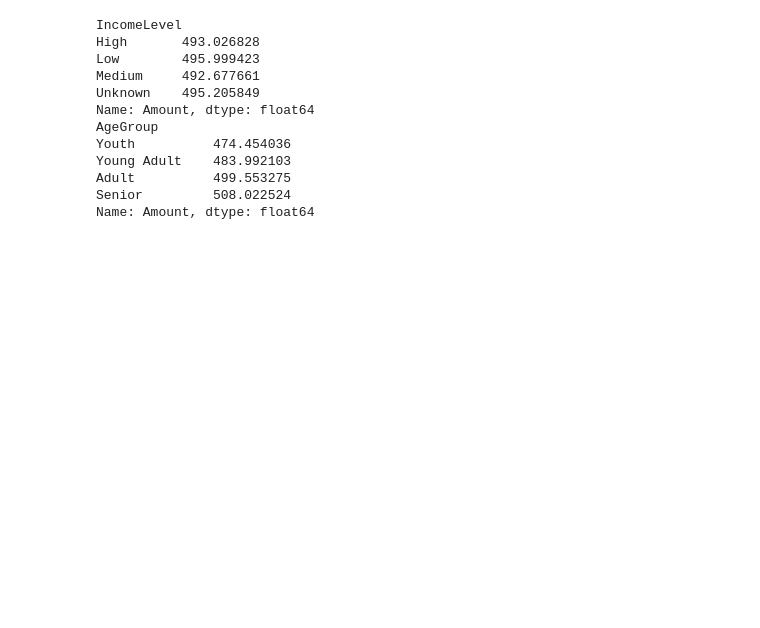
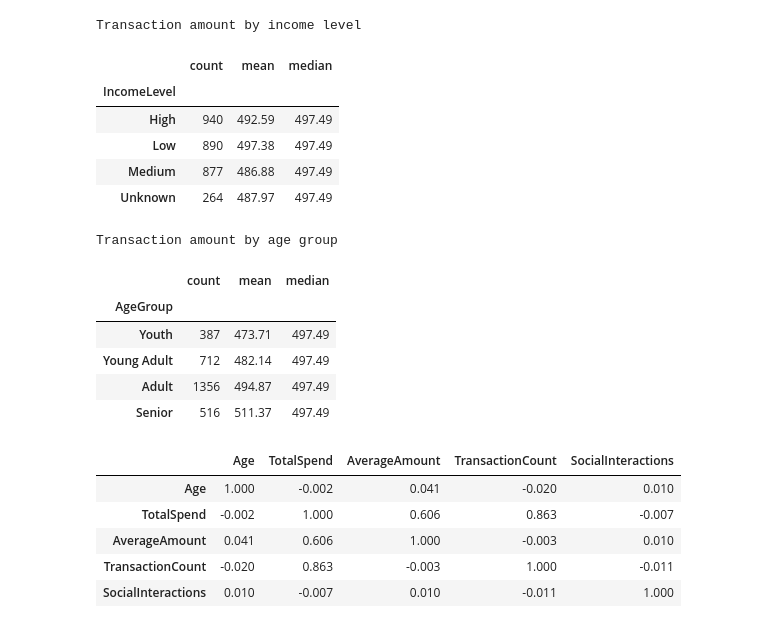
Before and after one commit to nix-cy/Milestone2, a Jupyter notebook: Task2_Preprocessing_FinMark.ipynb, the cells around one changed output. Cells and saved outputs as stored; diff of their text form; code cells hidden in the pictures; blank space fills up the shorter version.

```diff
--- a/Task2_Preprocessing_FinMark.ipynb
+++ b/Task2_Preprocessing_FinMark.ipynb
@@ -77,23 +196,59 @@ Index: []
 # %%
-# Merge demographics + transactions
-merged = pd.merge(transactions, segments, on="CustomerID", how="inner")
+transaction_demographics = transactions.merge(
+    segments[["CustomerID", "Age", "IncomeLevel"]],
+    on="CustomerID",
+    how="inner",
+)
+transaction_demographics["AgeGroup"] = pd.cut(
+    transaction_demographics["Age"],
+    bins=[17, 25, 40, 60, 100],
+    labels=["Youth", "Young Adult", "Adult", "Senior"],
+)
 
-# Spending by income level
-print(merged.groupby("IncomeLevel")['Amount'].mean())
+print("Transaction amount by income level")
+display(transaction_demographics.groupby("IncomeLevel")["Amount"].agg(["count", "mean", "median"]).round(2))
+print("Transaction amount by age group")
+display(transaction_demographics.groupby("AgeGroup", observed=False)["Amount"].agg(["count", "mean", "median"]).round(2))
 
-# Spending by age group
-merged['AgeGroup'] = pd.cut(merged['Age'], bins=[0,25,40,60,100], labels=['Youth','Young Adult','Adult','Senior'])
-print(merged.groupby("AgeGroup")['Amount'].mean())
+transaction_features = transactions.groupby("CustomerID").agg(
+    TotalSpend=("Amount", "sum"),
+    AverageAmount=("Amount", "mean"),
+    TransactionCount=("TransactionID", "count"),
+).reset_index()
+social_features = social.groupby("CustomerID").agg(
+    SocialInteractions=("InteractionID", "count"),
+).reset_index()
+
+customer_features = (
+    segments[["CustomerID", "Age", "IncomeLevel"]]
+    .merge(transaction_features, on="CustomerID", how="left")
+    .merge(social_features, on="CustomerID", how="left")
+)
+customer_features[["TotalSpend", "TransactionCount", "SocialInteractions"]] = (
+    customer_features[["TotalSpend", "TransactionCount", "SocialInteractions"]].fillna(0)
+)
+
+correlation_columns = ["Age", "TotalSpend", "AverageAmount", "TransactionCount", "SocialInteractions"]
+correlation_matrix = customer_features[correlation_columns].corr()
+display(correlation_matrix.round(3))
 # %% [output]
-IncomeLevel
-High       493.026828
-Low        495.999423
-Medium     492.677661
-Unknown    495.205849
-Name: Amount, dtype: float64
-AgeGroup
-Youth          474.454036
-Young Adult    483.992103
-Adult          499.553275
-Senior         508.022524
-Name: Amount, dtype: float64
+Transaction amount by income level
+|  | count | mean | median |
+| IncomeLevel |  |  |  |
+| High | 940 | 492.59 | 497.49 |
+| Low | 890 | 497.38 | 497.49 |
+| Medium | 877 | 486.88 | 497.49 |
+| Unknown | 264 | 487.97 | 497.49 |
+Transaction amount by age group
+|  | count | mean | median |
+| AgeGroup |  |  |  |
+| Youth | 387 | 473.71 | 497.49 |
+| Young Adult | 712 | 482.14 | 497.49 |
+| Adult | 1356 | 494.87 | 497.49 |
+| Senior | 516 | 511.37 | 497.49 |
+|  | Age | TotalSpend | AverageAmount | TransactionCount | SocialInteractions |
+| Age | 1.000 | -0.002 | 0.041 | -0.020 | 0.010 |
+| TotalSpend | -0.002 | 1.000 | 0.606 | 0.863 | -0.007 |
+| AverageAmount | 0.041 | 0.606 | 1.000 | -0.003 | 0.010 |
+| TransactionCount | -0.020 | 0.863 | -0.003 | 1.000 | -0.011 |
+| SocialInteractions | 0.010 | -0.007 | 0.010 | -0.011 | 1.000 |
```
Also changed, not shown: parts of 14 cells of this notebook, 2 other files.
